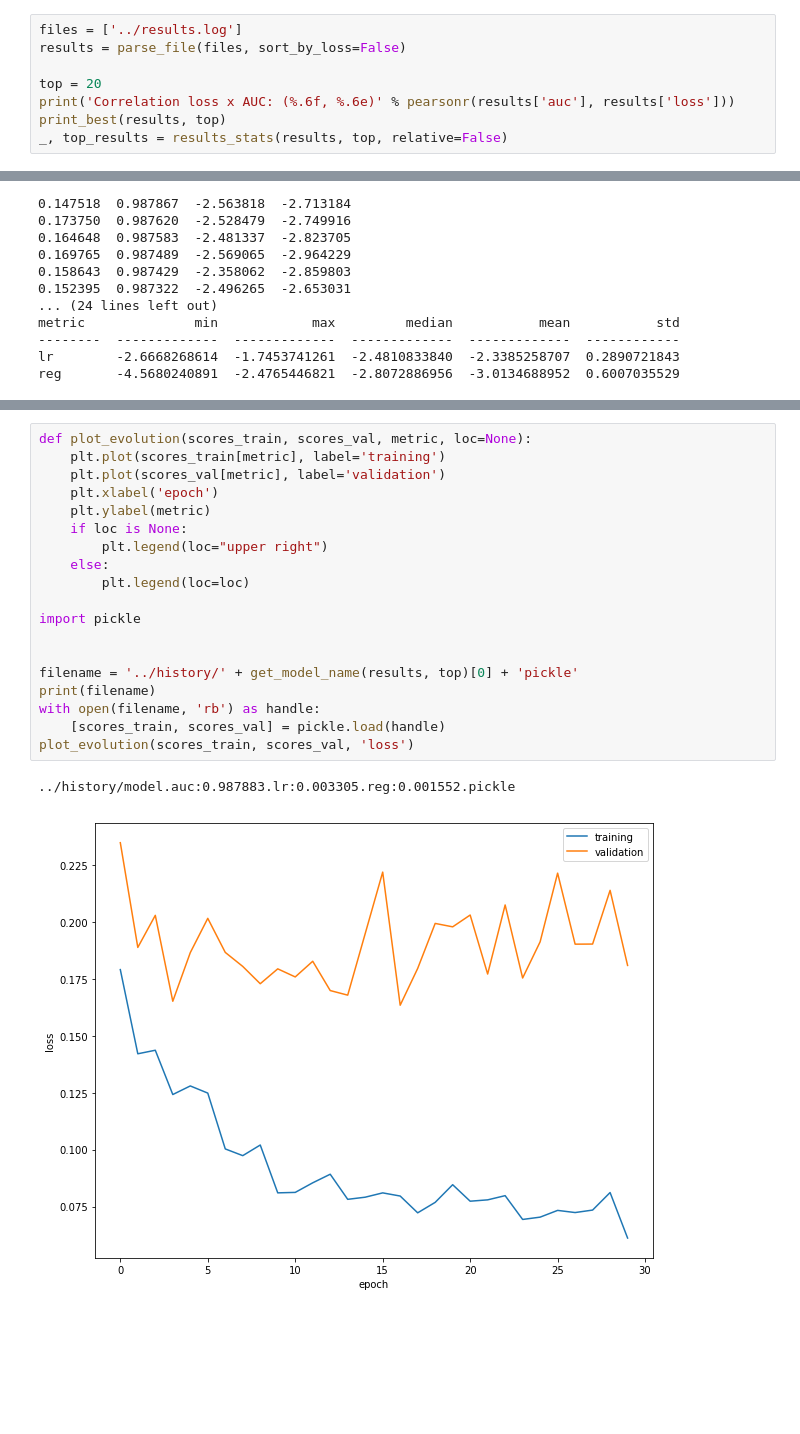
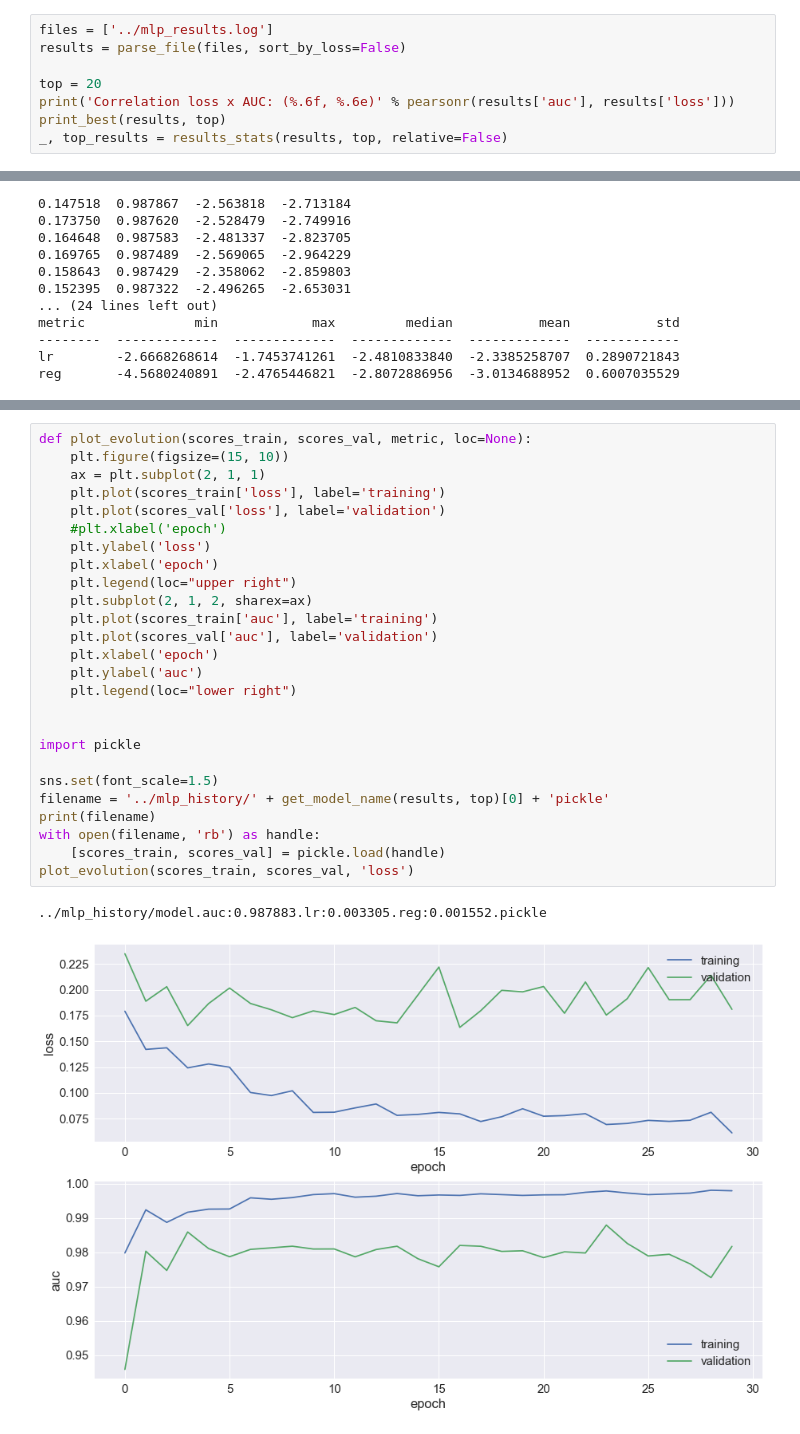
Before and after one commit to georgegondim/anomaly-detection, a Jupyter notebook: src/mlp.ipynb, the cells around one changed output, grey strips where cells are left out. Cells and saved outputs as stored; diff of their text form; blank space fills up the shorter version.

Commit message:
organizing and adding code to produce final plots

```diff
--- a/src/mlp.ipynb
+++ b/src/mlp.ipynb
@@ -241,7 +241,7 @@ def topology_hist(results, metric='loss'):
 
 log_metrics = ['lr', 'decay', 'reg']
 # %%
-files = ['../results.log']
+files = ['../mlp_results.log']
 results = parse_file(files, sort_by_loss=False)
 
 top = 20
@@ -289,22 +289,29 @@ plot_scatter(top_results, 'auc')
 # %%
 def plot_evolution(scores_train, scores_val, metric, loc=None):
-    plt.plot(scores_train[metric], label='training')
-    plt.plot(scores_val[metric], label='validation')
+    plt.figure(figsize=(15, 10))
+    ax = plt.subplot(2, 1, 1)
+    plt.plot(scores_train['loss'], label='training')
+    plt.plot(scores_val['loss'], label='validation')
+    #plt.xlabel('epoch')
+    plt.ylabel('loss')
     plt.xlabel('epoch')
-    plt.ylabel(metric)
-    if loc is None:
-        plt.legend(loc="upper right")
-    else:
-        plt.legend(loc=loc)
+    plt.legend(loc="upper right")
+    plt.subplot(2, 1, 2, sharex=ax)
+    plt.plot(scores_train['auc'], label='training')
+    plt.plot(scores_val['auc'], label='validation')
+    plt.xlabel('epoch')
+    plt.ylabel('auc')
+    plt.legend(loc="lower right")
+
 
 import pickle
 
-
-filename = '../history/' + get_model_name(results, top)[0] + 'pickle'
+sns.set(font_scale=1.5)
+filename = '../mlp_history/' + get_model_name(results, top)[0] + 'pickle'
 print(filename)
 with open(filename, 'rb') as handle:
     [scores_train, scores_val] = pickle.load(handle)
 plot_evolution(scores_train, scores_val, 'loss')
 # %% [output]
-../history/model.auc:0.987883.lr:0.003305.reg:0.001552.pickle
+../mlp_history/model.auc:0.987883.lr:0.003305.reg:0.001552.pickle
-[figure, old version]
+[figure, new version]
```
Also changed, not shown: parts of 8 cells of this notebook, 10 other files.
